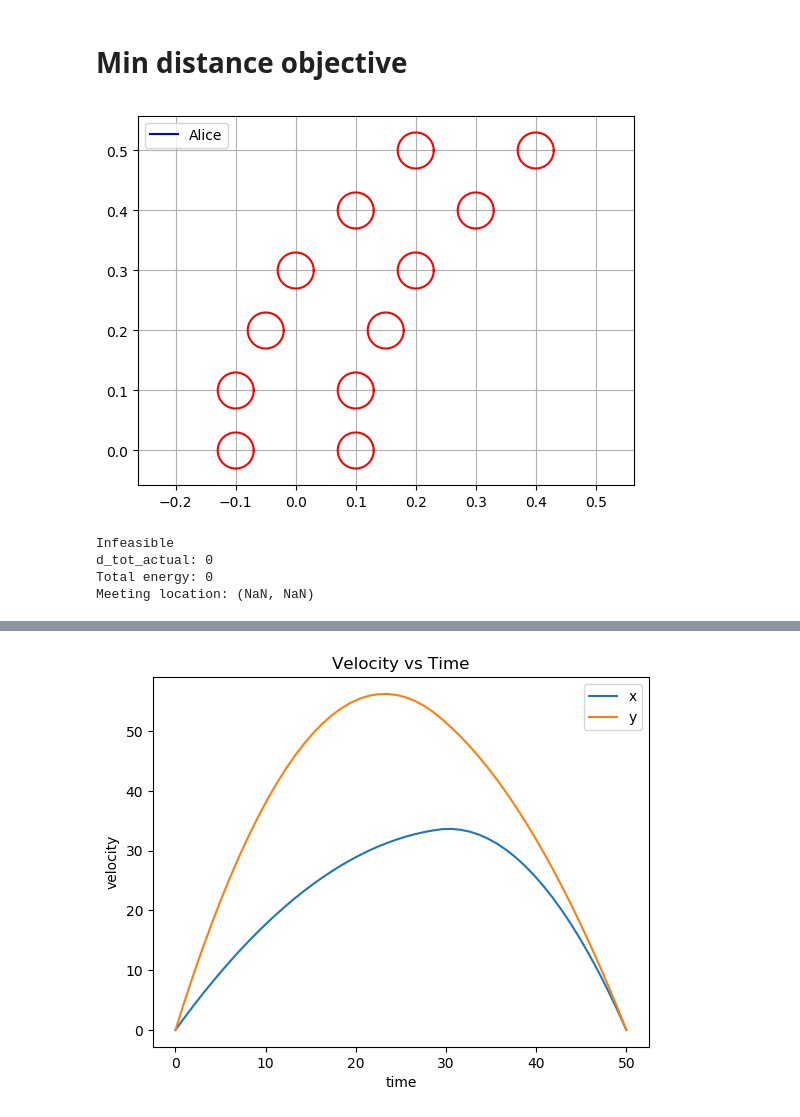
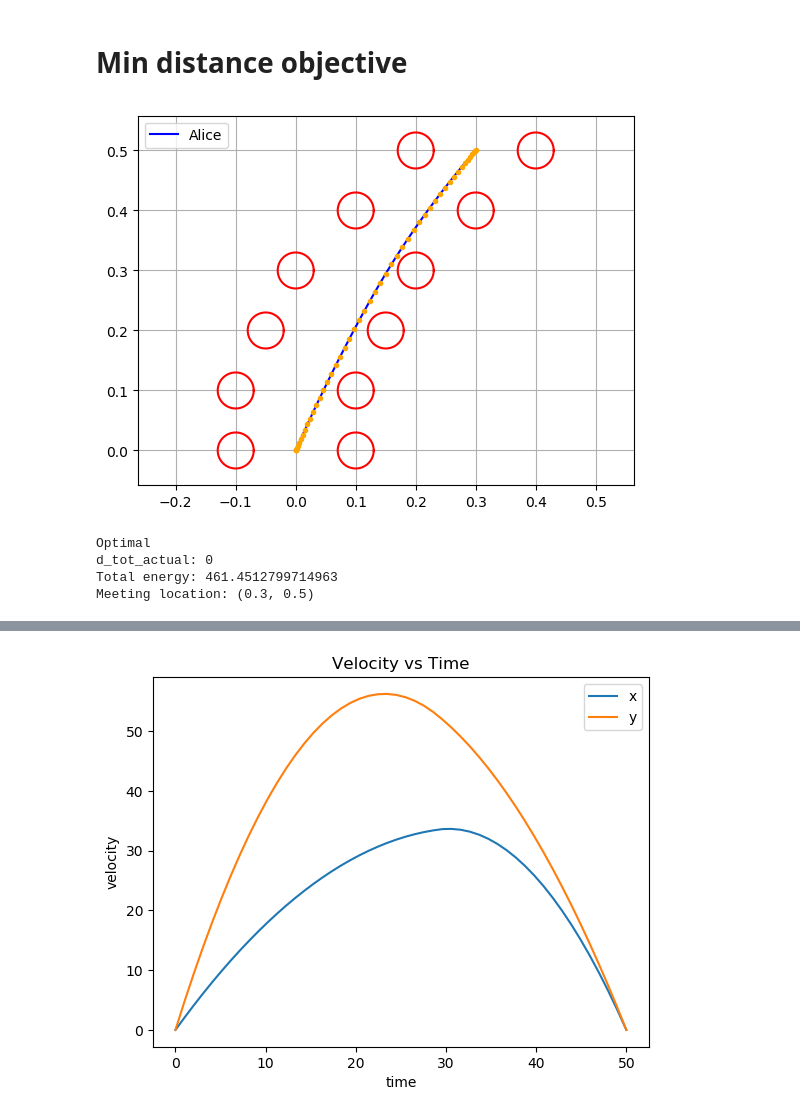
Before and after one commit to apletta/Optimization_PathPlanning, a Jupyter notebook: Min distance objective.ipynb, the cells around one changed output, grey strips where cells are left out. Drawn from its saved outputs; the diff is of its cells as text; code cells hidden in the pictures.

```diff
--- a/Min distance objective.ipynb
+++ b/Min distance objective.ipynb
@@ -13,9 +13,9 @@ using JuMP, PyPlot, Ipopt
 # Define model, variables, constraints, objective
 m = Model(solver=IpoptSolver(print_level=0))
 
-time = 3
+time = 50
 start = [0, 0]
-finish = [0, 0.4]
+finish = [0.3, 0.5]
 #time_step = 36
 circles = [-0.1 0;
             0.1 0;
@@ -59,7 +59,7 @@ end
 @constraint(m, v_A[:, time] .== [0,0]) # final velocity
 
 # Adds up euclidian distance between each time step
-d_tot = @NLexpression(m, sum{ (x_A[1,t+1]-x_A[1,t])^2 + (x_A[2,t+1]-x_A[2,t])^2, t=1:time-1} )
+#d_tot = @NLexpression(m, sum{ (x_A[1,t+1]-x_A[1,t])^2 + (x_A[2,t+1]-x_A[2,t])^2, t=1:time-1} )
 
 #@NLobjective(m, Min, d_tot)
 @objective(m, Min, sum(u_A.^2)) # minimize total energy
@@ -68,7 +68,7 @@ d_tot = @NLexpression(m, sum{ (x_A[1,t+1]-x_A[1,t])^2 + (x_A[2,t+1]-x_A[2,t])^2,
 status = solve(m)
 println(status)
 
-d_tot_actual = 0
+#d_tot_actual = 0
 # for t in 1:time-1
 #    d_tot_actual += sqrt( (getvalue(x_A[1,t+1])-getvalue(x_A[1,t]))^2 + (getvalue(x_A[2,t+1])-getvalue(x_A[2,t]))^2)
 # end
@@ -80,35 +80,35 @@ println("d_tot_actual: ", d_tot_actual)
 # for t in 1:time-1
 #     println(t," ",sqrt( (getvalue(x_A[1,t+1])-getvalue(x_A[1,t]))^2 + (getvalue(x_A[2,t+1])-getvalue(x_A[2,t]))^2 ))
 # end
 
 # Output
 x_A = getvalue(x_A)
 println("Total energy: ", getobjectivevalue(m))
 println("Meeting location: (", x_A[1,time],", ",x_A[2,time],")")
 
 # Graph path
 plot(x_A[1, :], x_A[2, :], color="blue", label="Alice")
 #plot(x_A[1, time_step], x_A[2, time_step], ".", color="orange")
 
 # Plot circle
 t = range(0,stop=2pi,length=100)         # parameter that traverses the circle
 for c in 1:num_circles
     plot( circles[c,1] .+ r*cos.(t), circles[c,2] .+ r*sin.(t), color="red")  # plot circle radius r with center (x1, x2)
 end
 
 # Plot time steps
 for t in 1:time
    plot(x_A[1, t], x_A[2, t], ".", color="orange")
 end
 
 # Formatting
 axis("equal")                            # make x and y scales equal
 grid("on")
 legend()
 ;
 # %% [output]
-[figure, old version]
+[figure, new version]
-Infeasible
+Optimal
 d_tot_actual: 0
-Total energy: 0
-Meeting location: (NaN, NaN)
+Total energy: 461.4512799714963
+Meeting location: (0.3, 0.5)
```
Also changed, not shown: parts of 1 cell of this notebook.
